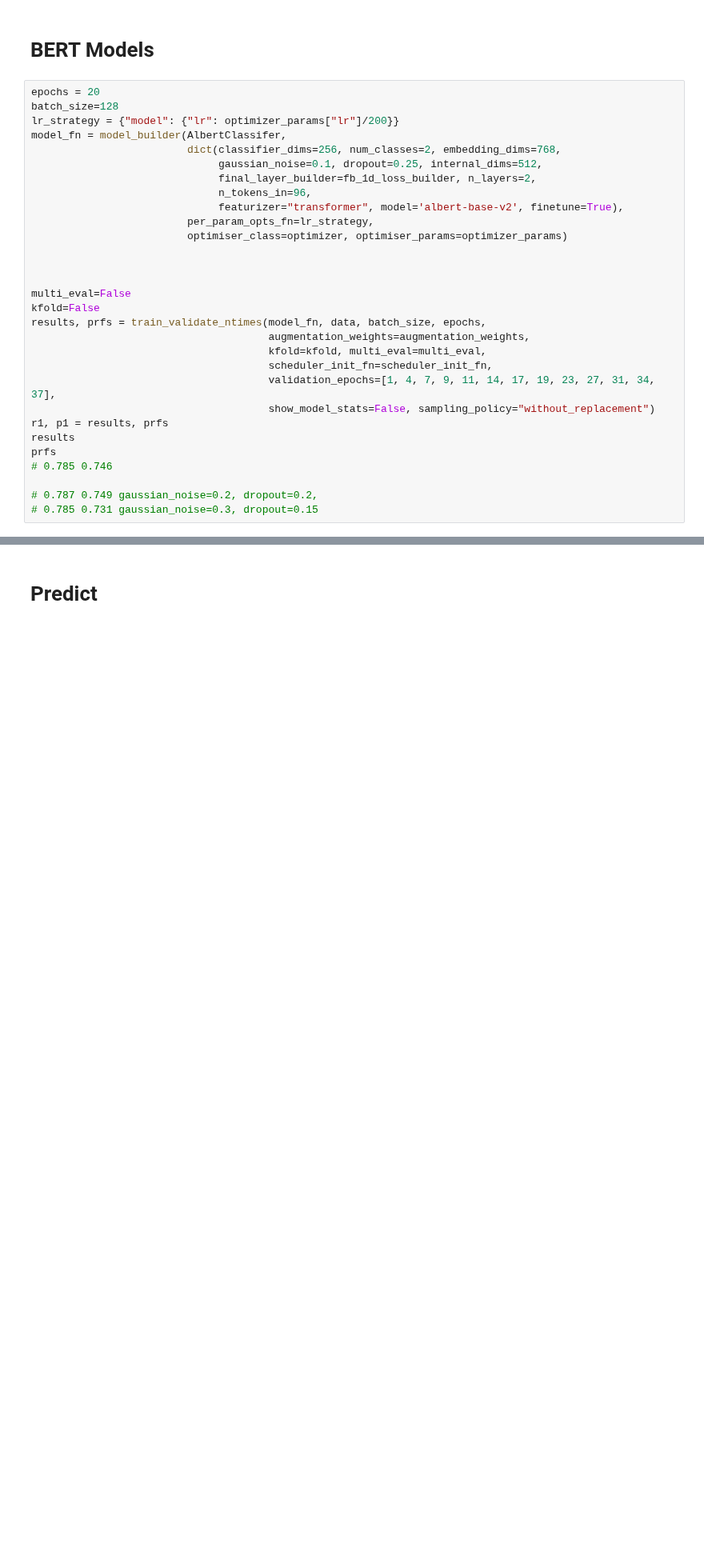
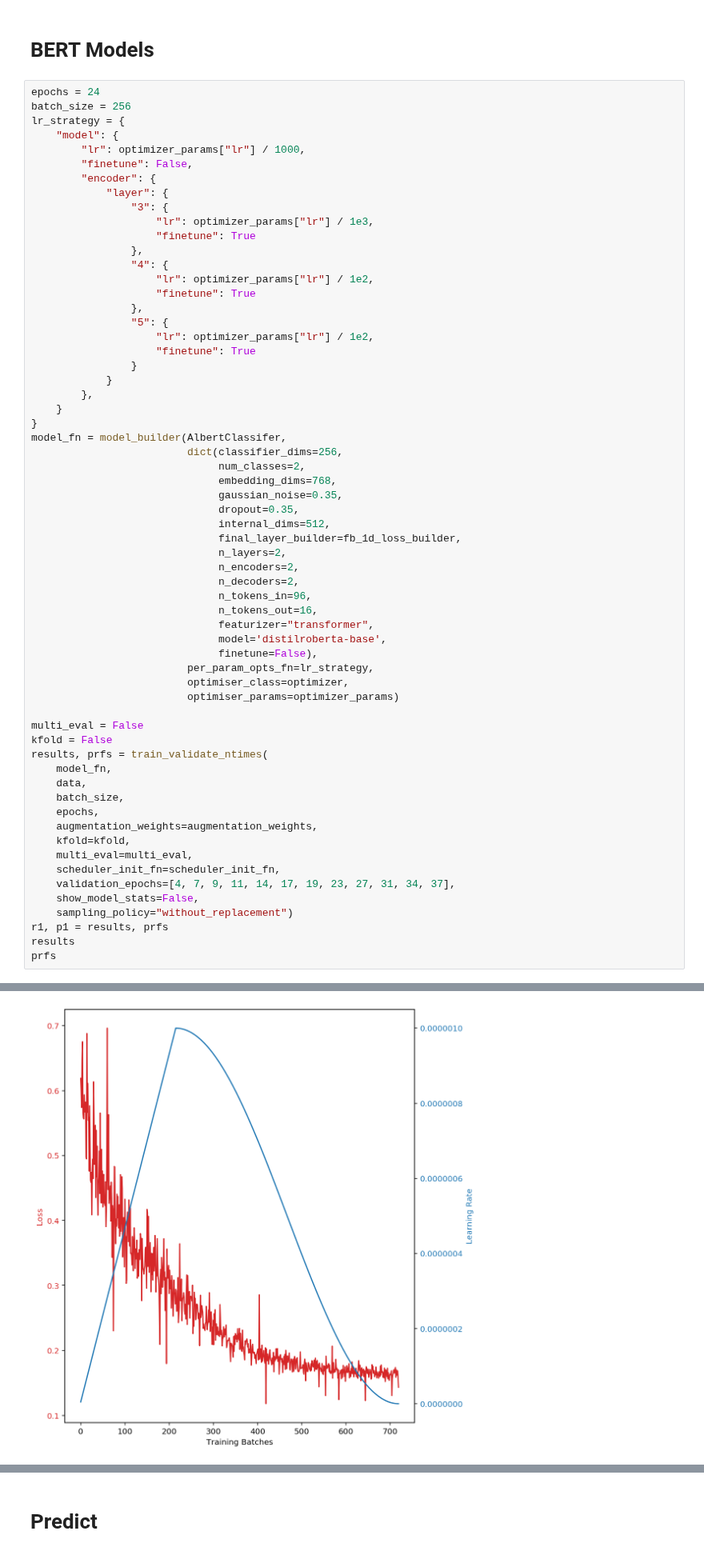
Before and after one commit to faizanahemad/facebook-hateful-memes, a Jupyter notebook: notebooks/Fasttext1DCNN.ipynb, the cells around one changed output, grey strips where cells are left out. Shown at 80% size. Drawn from its saved outputs; the diff is of its cells as text; blank space fills up the shorter version.

```diff
--- a/notebooks/Fasttext1DCNN.ipynb
+++ b/notebooks/Fasttext1DCNN.ipynb
@@ -274,33 +274,65 @@ Epoch =  15 Loss = 0.183267 LR = 0.00000000
 # %% [markdown]
 # BERT Models
 # %%
-epochs = 20
-batch_size=128
-lr_strategy = {"model": {"lr": optimizer_params["lr"]/200}}
+epochs = 24
+batch_size = 256
+lr_strategy = {
+    "model": {
+        "lr": optimizer_params["lr"] / 1000,
+        "finetune": False,
+        "encoder": {
+            "layer": {
+                "3": {
+                    "lr": optimizer_params["lr"] / 1e3,
+                    "finetune": True
+                },
+                "4": {
+                    "lr": optimizer_params["lr"] / 1e2,
+                    "finetune": True
+                },
+                "5": {
+                    "lr": optimizer_params["lr"] / 1e2,
+                    "finetune": True
+                }
+            }
+        },
+    }
+}
 model_fn = model_builder(AlbertClassifer,
-                         dict(classifier_dims=256, num_classes=2, embedding_dims=768,
-                              gaussian_noise=0.1, dropout=0.25, internal_dims=512,
-                              final_layer_builder=fb_1d_loss_builder, n_layers=2,
+                         dict(classifier_dims=256,
+                              num_classes=2,
+                              embedding_dims=768,
+                              gaussian_noise=0.35,
+                              dropout=0.35,
+                              internal_dims=512,
+                              final_layer_builder=fb_1d_loss_builder,
+                              n_layers=2,
+                              n_encoders=2,
+                              n_decoders=2,
                               n_tokens_in=96,
-                              featurizer="transformer", model='albert-base-v2', finetune=True),
+                              n_tokens_out=16,
+                              featurizer="transformer",
+                              model='distilroberta-base',
+                              finetune=False),
                          per_param_opts_fn=lr_strategy,
-                         optimiser_class=optimizer, optimiser_params=optimizer_params)
+                         optimiser_class=optimizer,
+                         optimiser_params=optimizer_params)
 
-
-
-multi_eval=False
-kfold=False
-results, prfs = train_validate_ntimes(model_fn, data, batch_size, epochs,
-                                      augmentation_weights=augmentation_weights,
-                                      kfold=kfold, multi_eval=multi_eval,
-                                      scheduler_init_fn=scheduler_init_fn,
-                                      validation_epochs=[1, 4, 7, 9, 11, 14, 17, 19, 23, 27, 31, 34, 37],
-                                      show_model_stats=False, sampling_policy="without_replacement")
+multi_eval = False
+kfold = False
+results, prfs = train_validate_ntimes(
+    model_fn,
+    data,
+    batch_size,
+    epochs,
+    augmentation_weights=augmentation_weights,
+    kfold=kfold,
+    multi_eval=multi_eval,
+    scheduler_init_fn=scheduler_init_fn,
+    validation_epochs=[4, 7, 9, 11, 14, 17, 19, 23, 27, 31, 34, 37],
+    show_model_stats=False,
+    sampling_policy="without_replacement")
 r1, p1 = results, prfs
 results
 prfs
-# 0.785	0.746
-
-# 0.787	0.749 gaussian_noise=0.2, dropout=0.2,
-# 0.785	0.731 gaussian_noise=0.3, dropout=0.15
 # %% [output]
@@ -323,0 +356 @@ Epoch =  16 Loss = 0.210652 LR = 0.00000475
+[figure, added]
```
Also changed, not shown: parts of 2 cells of this notebook.
